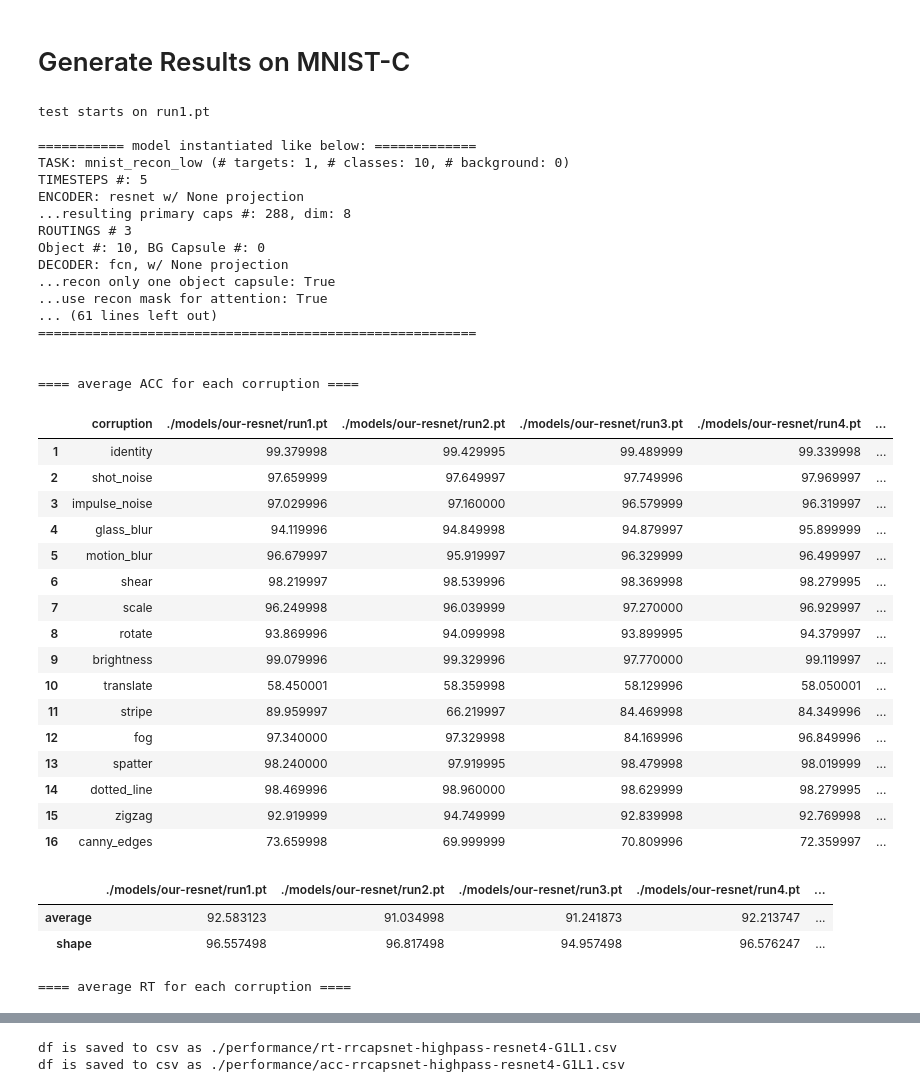
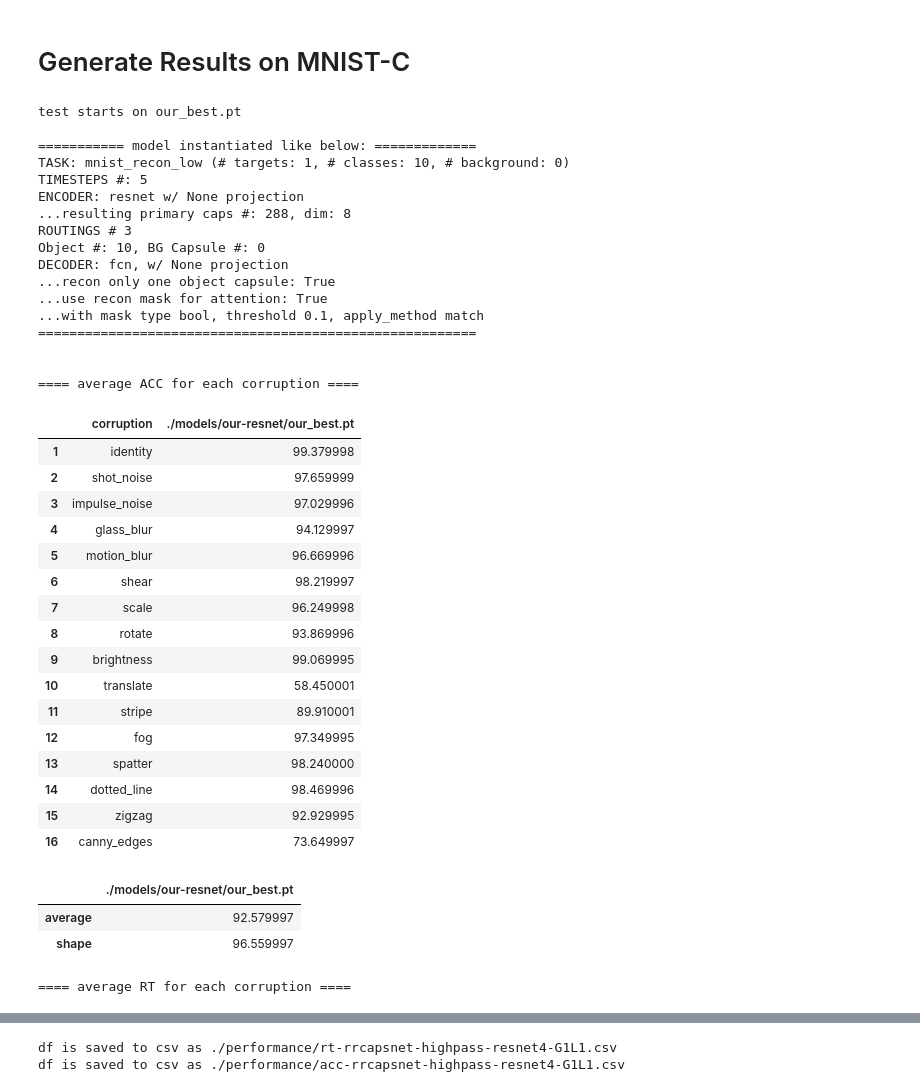
Before and after one commit to ahnchive/ORA-recognition, a Jupyter notebook: notebook/eval_performance_our.ipynb, the cells around one changed output, grey strips where cells are left out. Cells and saved outputs as stored; diff of their text form; code cells hidden in the pictures.

```diff
--- a/notebook/eval_performance_our.ipynb
+++ b/notebook/eval_performance_our.ipynb
@@ -22,13 +28,13 @@ from ourmodel import *
 torch.set_grad_enabled(False)
 torch.set_printoptions(sci_mode=False)
 
-DATA_DIR = '../data'
+DATA_DIR = 'data'
 DEVICE = torch.device('cuda:1' if torch.cuda.is_available() else 'cpu')
 # DEVICE = torch.device('cpu')
 
 BATCHSIZE = 1000
 
-PATH_MNISTC = '../data/MNIST_C/'
+PATH_MNISTC = 'data/MNIST_C/'
 CORRUPTION_TYPES = ['identity',
          'shot_noise', 'impulse_noise','glass_blur','motion_blur',
          'shear', 'scale',  'rotate',  'brightness',  'translate',
@@ -147,22 +156,26 @@ verbose=False
 print_args =False
 args_to_update = {'device':DEVICE, 'batch_size':BATCHSIZE,
                  'time_steps': 5, 'routings': 3, 'mask_threshold': 0.1}
+only_our_best = True
 
-modelpathlist = [
-# cnn 2 layers - lsf
-#  './models/our-2conv/run1.pt',
-#  './models/our-2conv/run2.pt',
-#  './models/our-2conv/run3.pt',
-#  './models/our-2conv/run4.pt',
-#  './models/our-2conv/run5.pt'
+if only_our_best:
+    modelpathlist = ['./models/our-resnet/our_best.pt']
+else:
+    modelpathlist = [
+    # cnn 2 layers - lsf
+    #  './models/our-2conv/run1.pt',
+    #  './models/our-2conv/run2.pt',
+    #  './models/our-2conv/run3.pt',
+    #  './models/our-2conv/run4.pt',
+    #  './models/our-2conv/run5.pt'
 
-# resnet 4 layers - lsf
- './models/our-resnet/run1.pt',
- './models/our-resnet/run2.pt',
- './models/our-resnet/run3.pt',
- './models/our-resnet/run4.pt',
- './models/our-resnet/run5.pt'
-]
+    # resnet 4 layers - lsf
+    './models/our-resnet/run1.pt',
+    './models/our-resnet/run2.pt',
+    './models/our-resnet/run3.pt',
+    './models/our-resnet/run4.pt',
+    './models/our-resnet/run5.pt'
+    ]
 
 
 df_acc = pd.DataFrame()
@@ -201,53 +214,53 @@ df_rt_summary = pd.DataFrame()
 
 for i, load_model_path in enumerate(modelpathlist):
     df_acc_summary.loc['average', load_model_path] = df_acc.loc[:,load_model_path].mean()
     df_acc_summary.loc['shape', load_model_path] = df_acc.loc[df_acc['corruption'].isin(CORRUPTION_INTEREST),load_model_path].mean()
     df_rt_summary.loc['average', load_model_path] = df_rt.loc[:,load_model_path].mean()
     df_rt_summary.loc['shape', load_model_path] = df_rt.loc[df_rt['corruption'].isin(CORRUPTION_INTEREST),load_model_path].mean()
 
 print("\n==== average ACC for each corruption ====")
 display(df_acc)
 display(df_acc_summary)
 
 print("\n==== average RT for each corruption ====")
 display(df_rt)
 display(df_rt_summary)
 # %% [output]
-test starts on run1.pt
+test starts on our_best.pt
 
 =========== model instantiated like below: =============
 TASK: mnist_recon_low (# targets: 1, # classes: 10, # background: 0)
 TIMESTEPS #: 5
 ENCODER: resnet w/ None projection
 ...resulting primary caps #: 288, dim: 8
 ROUTINGS # 3
 Object #: 10, BG Capsule #: 0
 DECODER: fcn, w/ None projection
 ...recon only one object capsule: True
 ...use recon mask for attention: True
-... (61 lines left out)
+...with mask type bool, threshold 0.1, apply_method match
 ========================================================
 
 
 ==== average ACC for each corruption ====
-|  | corruption | ./models/our-resnet/run1.pt | ./models/our-resnet/run2.pt | ./models/our-resnet/run3.pt | ./models/our-resnet/run4.pt | ... |
-| 1 | identity | 99.379998 | 99.429995 | 99.489999 | 99.339998 | ... |
-| 2 | shot_noise | 97.659999 | 97.649997 | 97.749996 | 97.969997 | ... |
-| 3 | impulse_noise | 97.029996 | 97.160000 | 96.579999 | 96.319997 | ... |
-| 4 | glass_blur | 94.119996 | 94.849998 | 94.879997 | 95.899999 | ... |
-| 5 | motion_blur | 96.679997 | 95.919997 | 96.329999 | 96.499997 | ... |
-| 6 | shear | 98.219997 | 98.539996 | 98.369998 | 98.279995 | ... |
-| 7 | scale | 96.249998 | 96.039999 | 97.270000 | 96.929997 | ... |
-| 8 | rotate | 93.869996 | 94.099998 | 93.899995 | 94.379997 | ... |
-| 9 | brightness | 99.079996 | 99.329996 | 97.770000 | 99.119997 | ... |
-| 10 | translate | 58.450001 | 58.359998 | 58.129996 | 58.050001 | ... |
-| 11 | stripe | 89.959997 | 66.219997 | 84.469998 | 84.349996 | ... |
-| 12 | fog | 97.340000 | 97.329998 | 84.169996 | 96.849996 | ... |
-| 13 | spatter | 98.240000 | 97.919995 | 98.479998 | 98.019999 | ... |
-| 14 | dotted_line | 98.469996 | 98.960000 | 98.629999 | 98.279995 | ... |
-| 15 | zigzag | 92.919999 | 94.749999 | 92.839998 | 92.769998 | ... |
-| 16 | canny_edges | 73.659998 | 69.999999 | 70.809996 | 72.359997 | ... |
+|  | corruption | ./models/our-resnet/our_best.pt |
+| 1 | identity | 99.379998 |
+| 2 | shot_noise | 97.659999 |
+| 3 | impulse_noise | 97.029996 |
+| 4 | glass_blur | 94.129997 |
+| 5 | motion_blur | 96.669996 |
+| 6 | shear | 98.219997 |
+| 7 | scale | 96.249998 |
+| 8 | rotate | 93.869996 |
+| 9 | brightness | 99.069995 |
+| 10 | translate | 58.450001 |
+| 11 | stripe | 89.910001 |
+| 12 | fog | 97.349995 |
+| 13 | spatter | 98.240000 |
+| 14 | dotted_line | 98.469996 |
+| 15 | zigzag | 92.929995 |
+| 16 | canny_edges | 73.649997 |
-|  | ./models/our-resnet/run1.pt | ./models/our-resnet/run2.pt | ./models/our-resnet/run3.pt | ./models/our-resnet/run4.pt | ... |
-| average | 92.583123 | 91.034998 | 91.241873 | 92.213747 | ... |
-| shape | 96.557498 | 96.817498 | 94.957498 | 96.576247 | ... |
+|  | ./models/our-resnet/our_best.pt |
+| average | 92.579997 |
+| shape | 96.559997 |
 ==== average RT for each corruption ====
```
Also changed, not shown: parts of 3 cells of this notebook, 2 other files.
